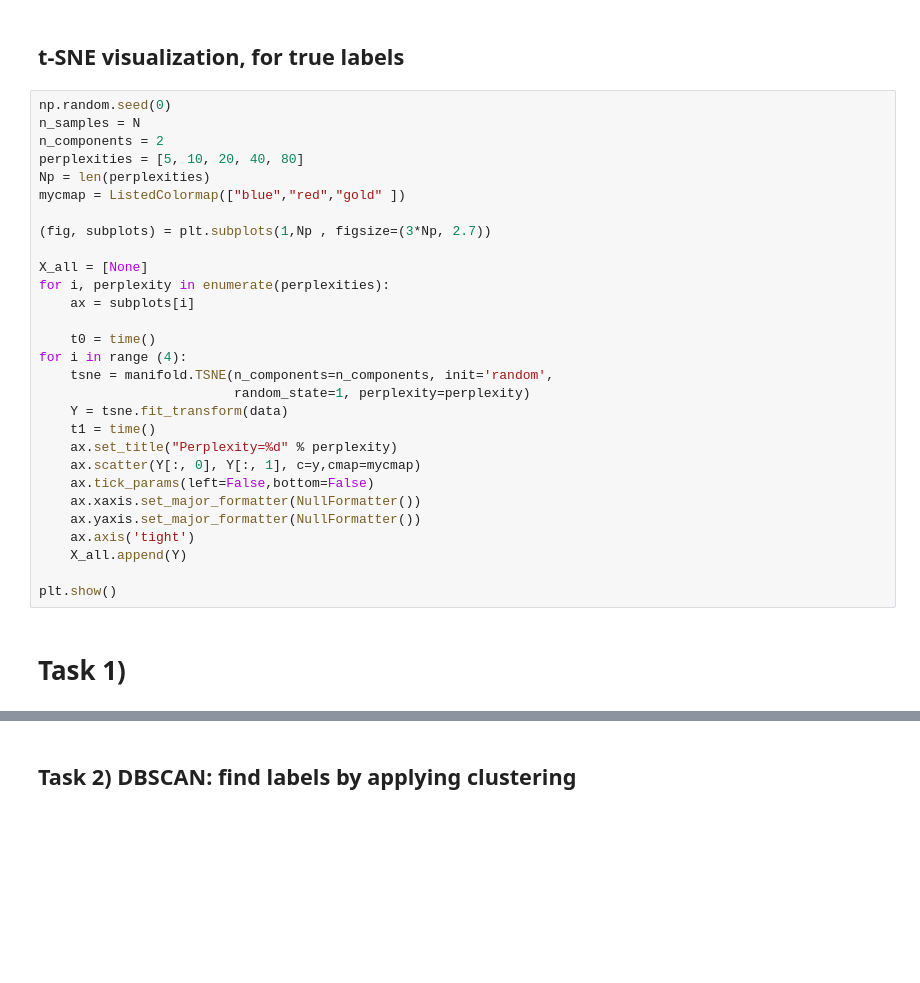
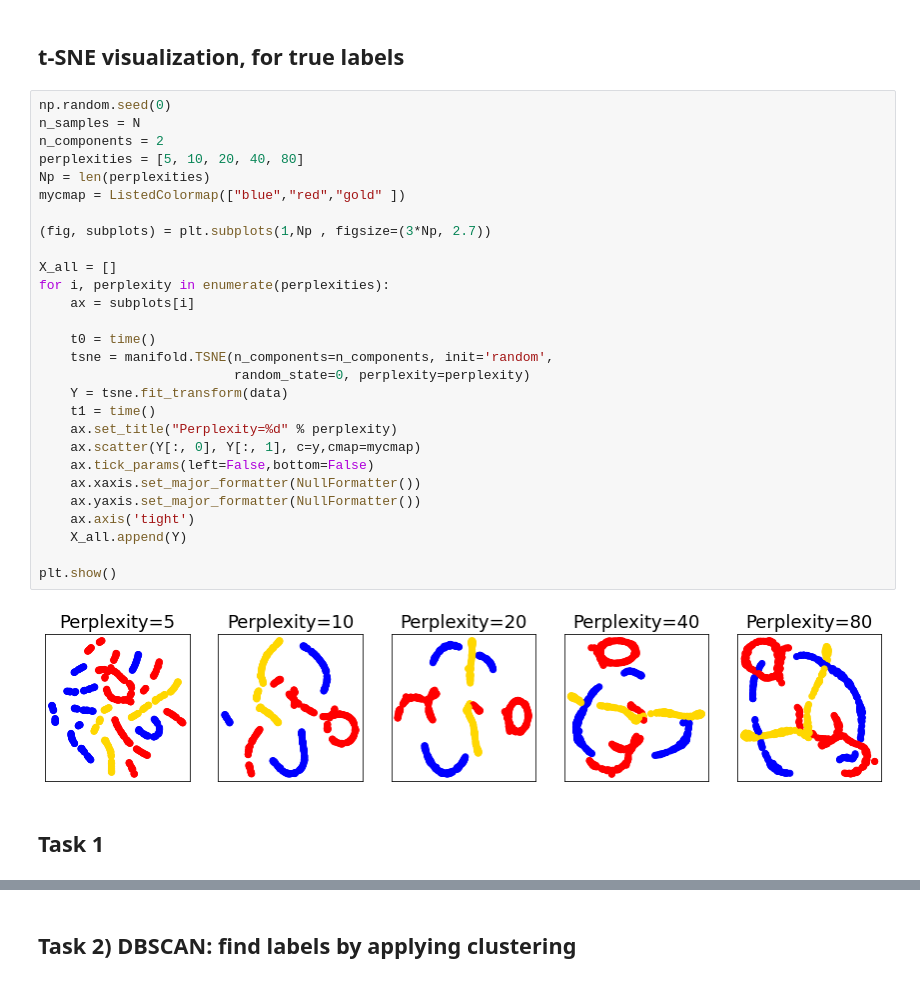
Before and after one commit to Berto70/comp_lab_b, a Jupyter notebook: Exercises/E3/group2307_exercise3.ipynb, the cells around one changed output, grey strips where cells are left out. Saved outputs shown, nothing was run; the diff lists cells and outputs as text; blank space fills up the shorter version.

```diff
--- a/Exercises/E3/group2307_exercise3.ipynb
+++ b/Exercises/E3/group2307_exercise3.ipynb
@@ -63,31 +68,32 @@ print("mean minimum distance between points: ",mean_min_dist)
 # %%
 np.random.seed(0)
 n_samples = N
 n_components = 2
 perplexities = [5, 10, 20, 40, 80]
 Np = len(perplexities)
 mycmap = ListedColormap(["blue","red","gold" ])
 
 (fig, subplots) = plt.subplots(1,Np , figsize=(3*Np, 2.7))
 
-X_all = [None]
+X_all = []
 for i, perplexity in enumerate(perplexities):
     ax = subplots[i]
 
     t0 = time()
-for i in range (4):
     tsne = manifold.TSNE(n_components=n_components, init='random',
-                         random_state=1, perplexity=perplexity)
+                         random_state=0, perplexity=perplexity)
     Y = tsne.fit_transform(data)
     t1 = time()
     ax.set_title("Perplexity=%d" % perplexity)
     ax.scatter(Y[:, 0], Y[:, 1], c=y,cmap=mycmap)
     ax.tick_params(left=False,bottom=False)
     ax.xaxis.set_major_formatter(NullFormatter())
     ax.yaxis.set_major_formatter(NullFormatter())
     ax.axis('tight')
     X_all.append(Y)
 
 plt.show()
+# %% [output]
+[figure, added]
 # %% [markdown]
-# Task 1)
+## Task 1
```
Also changed, not shown: parts of 7 cells of this notebook, 1 other file.
